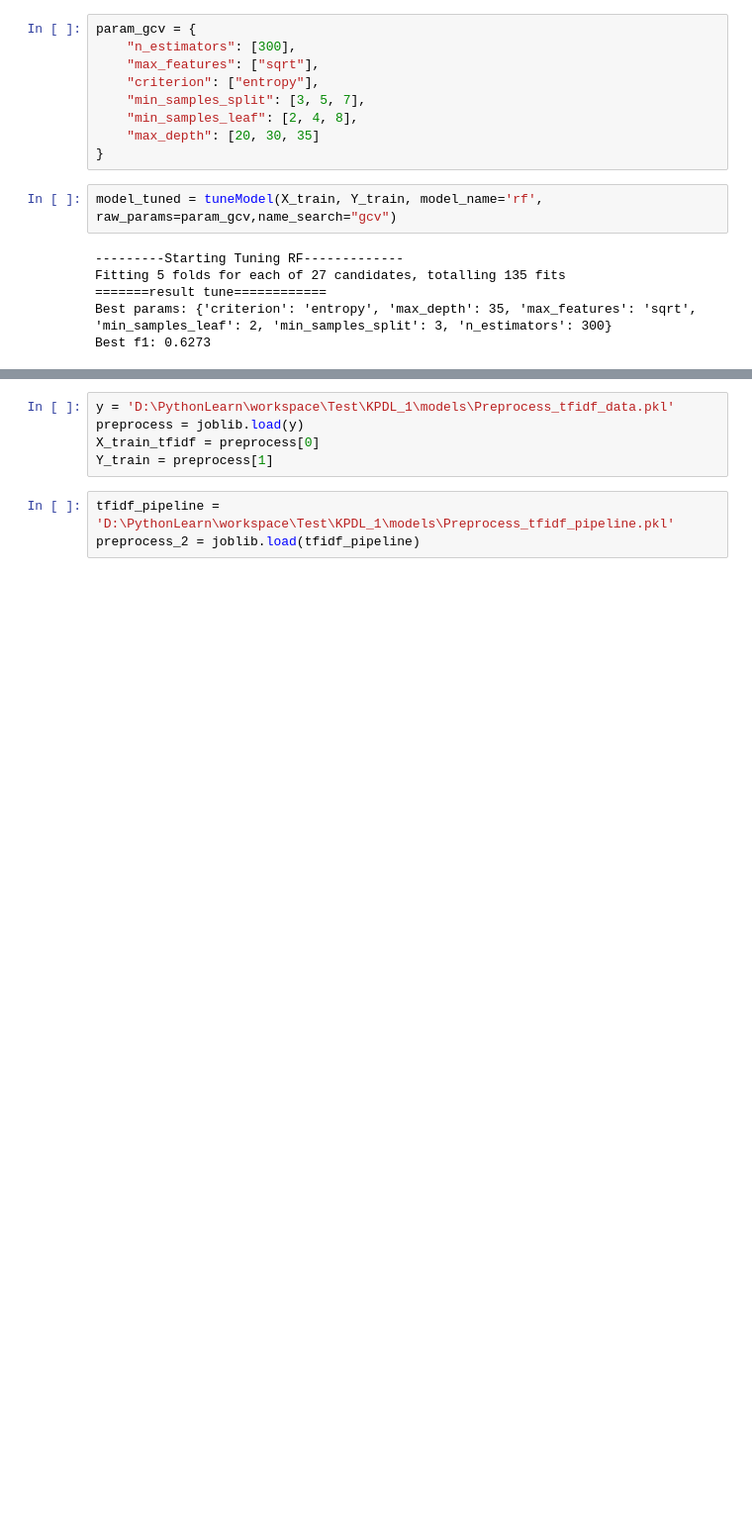
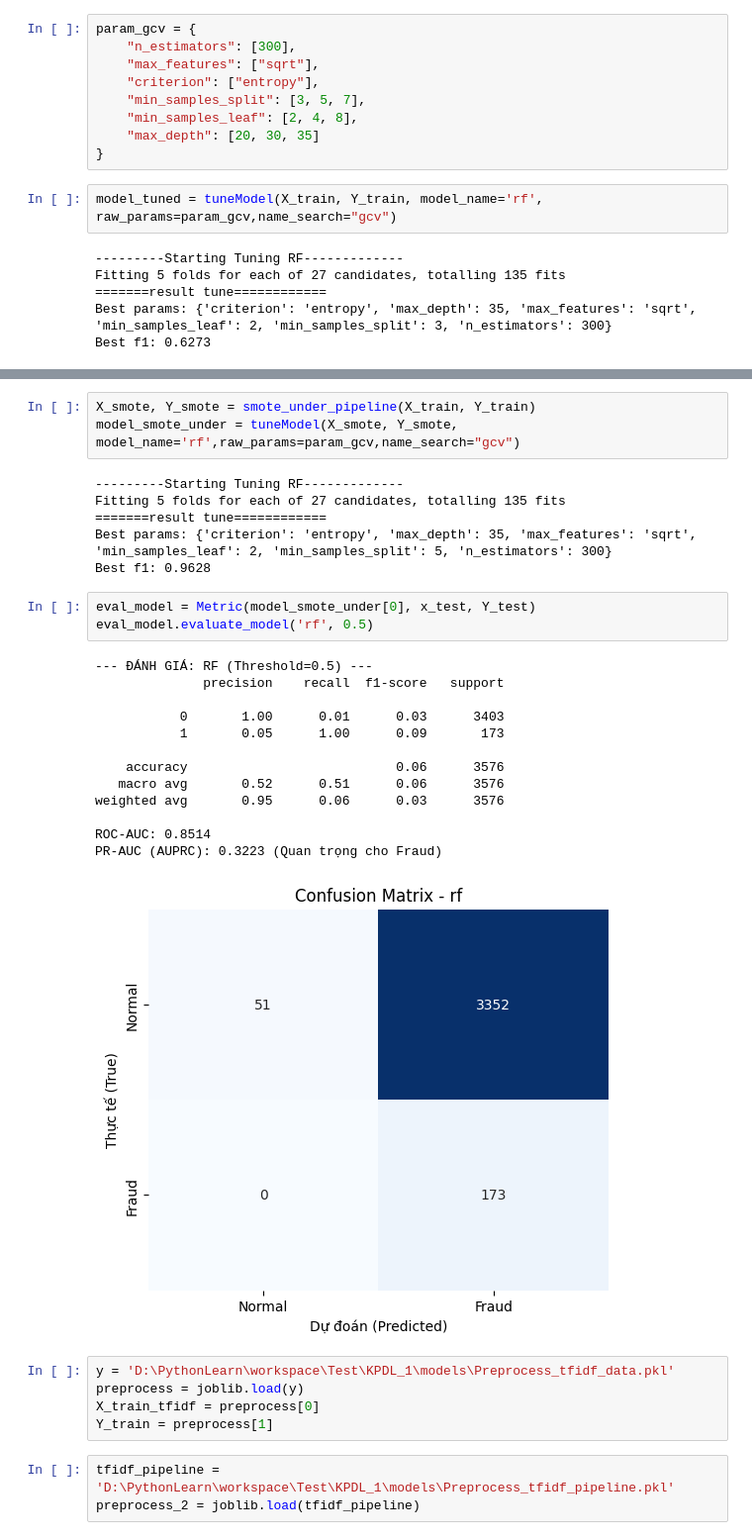
Before and after one commit to thanhlek5/Du-doan-tin-tuyen-dung, a Jupyter notebook: notebooks/RandomForest.ipynb, the cells around one changed output, grey strips where cells are left out. Shown at 99% size. Saved outputs shown, nothing was run; the diff lists cells and outputs as text; blank space fills up the shorter version.

```diff
--- a/notebooks/RandomForest.ipynb
+++ b/notebooks/RandomForest.ipynb
@@ -139,3 +144,29 @@ PR-AUC (AUPRC): 0.9408 (Quan trọng cho Fraud)
+# %%
+X_smote, Y_smote = smote_under_pipeline(X_train, Y_train)
+model_smote_under = tuneModel(X_smote, Y_smote, model_name='rf',raw_params=param_gcv,name_search="gcv")
+# %% [output]
+---------Starting Tuning RF-------------
+Fitting 5 folds for each of 27 candidates, totalling 135 fits
+=======result tune============
+Best params: {'criterion': 'entropy', 'max_depth': 35, 'max_features': 'sqrt', 'min_samples_leaf': 2, 'min_samples_split': 5, 'n_estimators': 300}
+Best f1: 0.9628
+# %%
+eval_model = Metric(model_smote_under[0], x_test, Y_test)
+eval_model.evaluate_model('rf', 0.5)
+# %% [output]
+--- ĐÁNH GIÁ: RF (Threshold=0.5) ---
+              precision    recall  f1-score   support
+
+           0       1.00      0.01      0.03      3403
+           1       0.05      1.00      0.09       173
+
+    accuracy                           0.06      3576
+   macro avg       0.52      0.51      0.06      3576
+weighted avg       0.95      0.06      0.03      3576
+
+ROC-AUC: 0.8514
+PR-AUC (AUPRC): 0.3223 (Quan trọng cho Fraud)
+[figure, added]
 # %%
 y = 'D:\PythonLearn\workspace\Test\KPDL_1\models\Preprocess_tfidf_data.pkl'
 preprocess = joblib.load(y)
```
Also changed, not shown: parts of 9 cells of this notebook.
